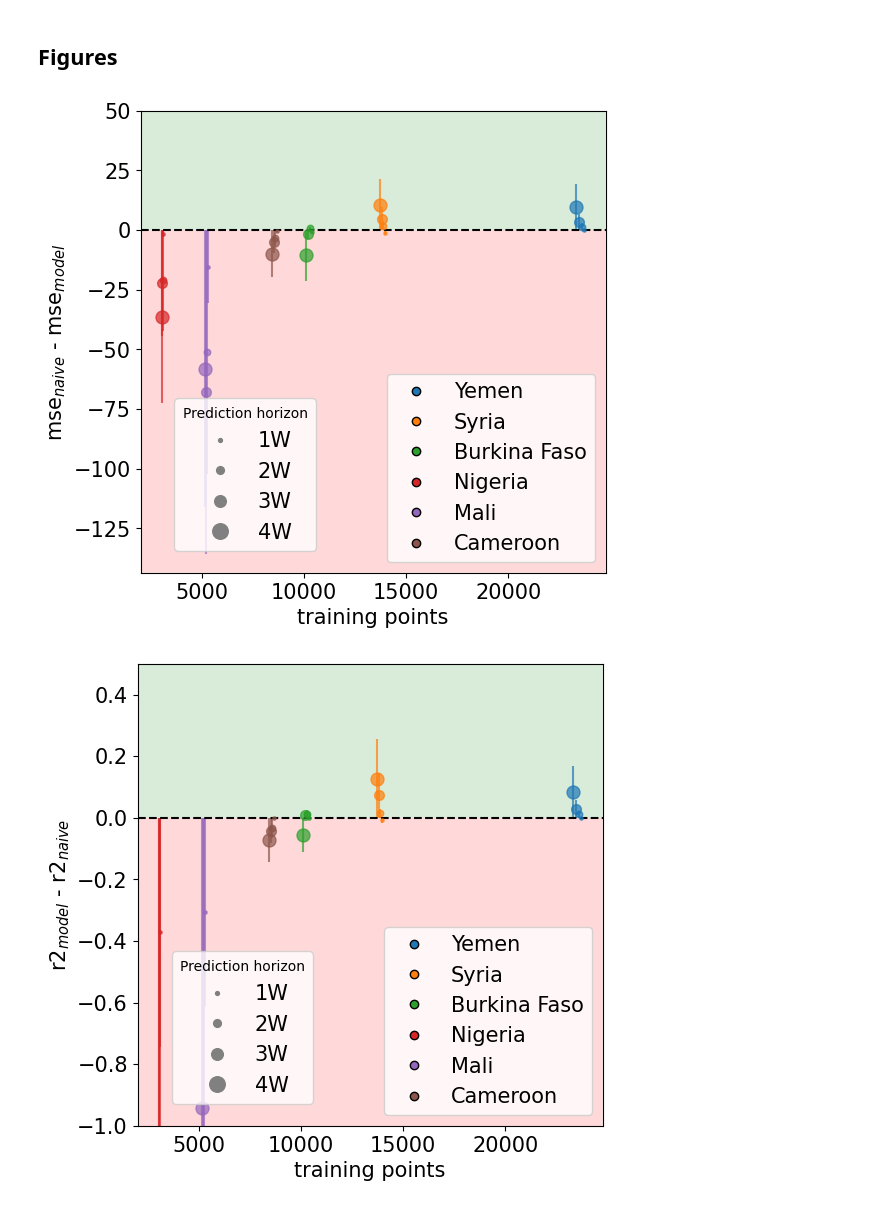
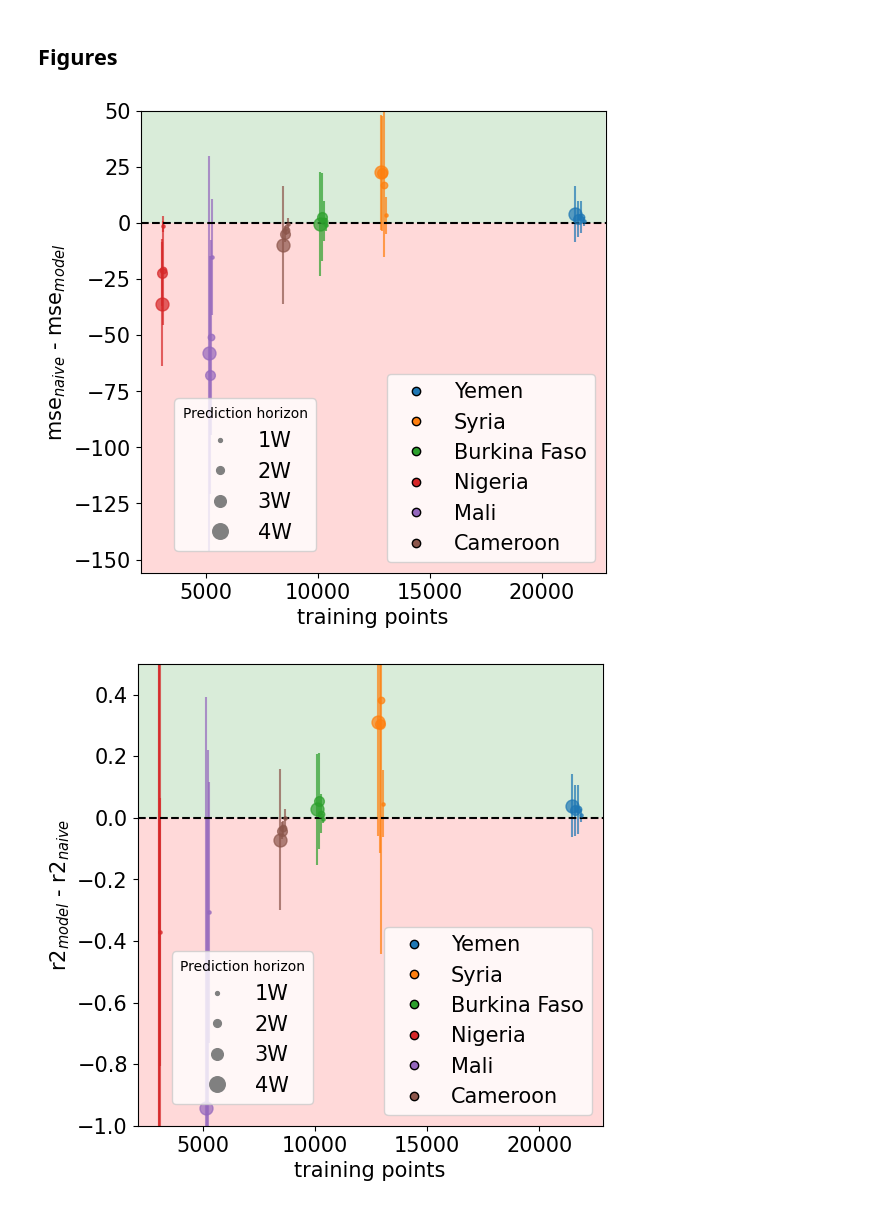
Before and after one commit to pietro-foini/ISI-WFP, a Jupyter notebook: Time-series Forecasting/RESULTS&ANALYSIS/Forecasting (naive vs model & training points) - All countries .ipynb, the cells around one changed output. Drawn from its saved outputs; the diff is of its cells as text; code cells hidden in the pictures.

Commit message:
Update figure and fix error std

```diff
--- a/Time-series Forecasting/RESULTS&ANALYSIS/Forecasting (naive vs model & training points) - All countries .ipynb
+++ b/Time-series Forecasting/RESULTS&ANALYSIS/Forecasting (naive vs model & training points) - All countries .ipynb
@@ -26,10 +30,10 @@ for country in COUNTRIES:
     # Load forecasting results for each split.
     xls = pd.ExcelFile(f"{PROJECT_ROOT}/{country}/standard/out_test/forecast.xlsx")
 
+    splits = []
     for i, split in enumerate(xls.sheet_names[1:]):
         forecast_split = pd.read_excel(xls, split, index_col = 0, header = [0, 1, 2])
         print(f"{split}: {forecast_split.index[0].date()} - {forecast_split.index[-1].date()}")
-    #print("\n")
 # %% [output]
 Yemen
 Split 1: 2021-03-01 - 2021-03-30
@@ -51,8 +67,10 @@ Split 5: 2022-02-01 - 2022-03-02
 # %%
+# Analysis 2 - Complete.
 # Select what splits to consider for the current analysis.
-SELECT_SPLITS = {"Yemen": [8, 9, 10, 11, 12],
-                 "Syria": [6, 7, 8, 9, 10],
-                 "Burkina Faso": [2, 3, 4, 5, 6],
+SELECT_SPLITS = {"Yemen": [1, 2, 3, 4, 5, 6, 7, 8, 9, 10, 11, 12, 13],
+                 "Syria": [1, 2, 3, 4, 5, 6, 7, 8, 9, 10],
+                 "Burkina Faso": [1, 2, 3, 4, 5, 6, 7],
                  "Nigeria": [1, 2, 3, 4, 5],
                  "Mali": [1, 2, 3, 4, 5],
                  "Cameroon": [1, 2, 3, 4, 5]}
+TYPE_ANALYSIS = "complete_splits"
@@ -86,39 +114,39 @@ for i, country in enumerate(COUNTRIES):
 
     for j in range(len(results_mean)):
         axs.errorbar(results_mean.iloc[j]["training points"], results_mean.iloc[j]["diff"],
-                     yerr = results_mean.iloc[j]["diff"], marker = "o", linestyle = "none",
+                     yerr = results_std.iloc[j]["diff"], marker = "o", linestyle = "none",
                      color = sns.color_palette("tab10")[i], markersize = results_mean.index[j]/3,
                      alpha = 0.7)
 
 # Add 0 line.
 axs.axhline(y = 0, color = "black", linestyle = "--")
 
 # Legend.
 h = [plt.plot([],[], color = sns.color_palette("tab10")[i], marker = "o", ls = "", markeredgewidth = 1,
               markeredgecolor = "black")[0] for i, country in enumerate(COUNTRIES)]
 h = plt.legend(handles = h, labels = COUNTRIES, loc = "lower right")
 
 h1 = [plt.plot([],[], color = "gray", marker = "o", ms = i, ls = "")[0] for i in results_mean.index.values/2.5]
 axs.legend(handles = h1, labels = ["1W", "2W", "3W", "4W"], loc = "upper right", bbox_to_anchor = (0.4,0.4),
            title = "Prediction horizon")
 
 plt.gca().add_artist(h)
 
 axs.set_xlabel("training points")
 axs.set_ylabel("mse$_{naive}$ - mse$_{model}$")
 
 a = (axs.get_xlim()[0], axs.get_xlim()[1])
 b = (axs.get_ylim()[0], 50)
 
 axs.fill_between(np.arange(a[0], a[1]), 0, b[1], facecolor = "green", alpha = 0.15)
 axs.fill_between(np.arange(a[0], a[1]), 0, b[0], facecolor = "red", alpha = 0.15)
 
 axs.set_xlim(a)
 axs.set_ylim((b[0], 50))
 
-fig.savefig("./IMAGES/Figure.png" , bbox_inches = "tight", dpi = 300)
+fig.savefig(f"./IMAGES/{NAME_ANALYSIS}/all_countries_{TYPE_ANALYSIS}.png" , bbox_inches = "tight", dpi = 300)
 # %% [output]
-[figure, old version]
+[figure, new version]
 # %%
 fig, axs = plt.subplots(figsize = (6, 6))
 
@@ -149,7 +177,7 @@ for i, country in enumerate(COUNTRIES):
 
     for j in range(len(results_mean)):
         axs.errorbar(results_mean.iloc[j]["training points"], results_mean.iloc[j]["diff"],
-                     yerr = results_mean.iloc[j]["diff"], marker = "o", linestyle = "none",
+                     yerr = results_std.iloc[j]["diff"], marker = "o", linestyle = "none",
                      color = sns.color_palette("tab10")[i], markersize = results_mean.index[j]/3,
                      alpha = 0.7)
 
@@ -179,9 +207,9 @@ axs.fill_between(np.arange(a[0], a[1]), 0, b[0], facecolor = "red", alpha = 0.15
 axs.set_xlim(a)
 axs.set_ylim((-1, 0.5))
 
-fig.savefig("./IMAGES/Figure2.png" , bbox_inches = "tight", dpi = 300)
+fig.savefig(f"./IMAGES/{NAME_ANALYSIS}/all_countries_2_{TYPE_ANALYSIS}.png" , bbox_inches = "tight", dpi = 300)
 # %% [output]
-[figure, old version]
+[figure, new version]
 # %%
 fig, axs = plt.subplots(figsize = (6, 6))
 
```
Also changed, not shown: parts of 7 cells of this notebook, 48 other files.
